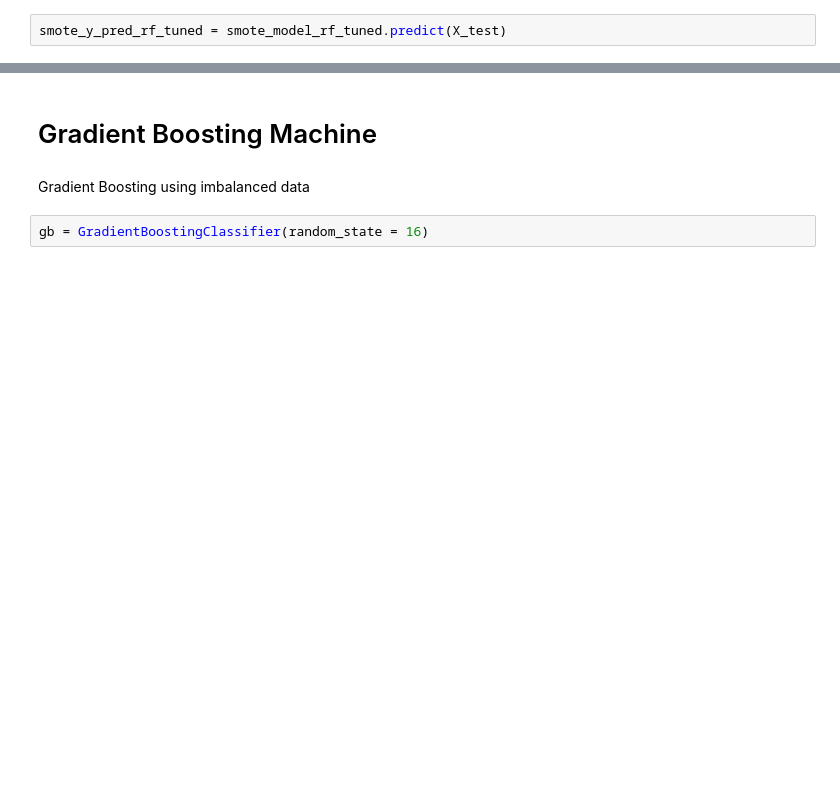
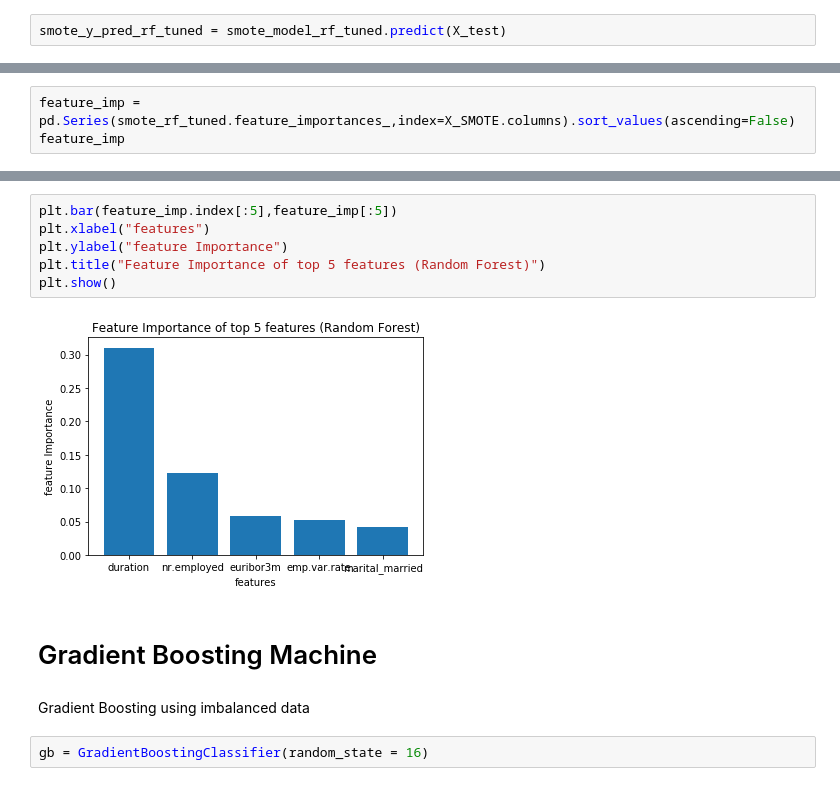
Before and after one commit to Data-Analytics-team11/Prediction-for-client-term-deposit-subscription, a Jupyter notebook: DT_RF_GBM.ipynb, the cells around one changed output, grey strips where cells are left out. Drawn from its saved outputs; the diff is of its cells as text; blank space fills up the shorter version.

```diff
--- a/DT_RF_GBM.ipynb
+++ b/DT_RF_GBM.ipynb
@@ -348,0 +323,3 @@ Logistic: ROC AUC=0.902
+# %%
+feature_imp = pd.Series(smote_rf_tuned.feature_importances_,index=X_SMOTE.columns).sort_values(ascending=False)
+feature_imp
@@ -349,3 +344,11 @@ Logistic: ROC AUC=0.902
+# %%
+plt.bar(feature_imp.index[:5],feature_imp[:5])
+plt.xlabel("features")
+plt.ylabel("feature Importance")
+plt.title("Feature Importance of top 5 features (Random Forest)")
+plt.show()
+# %% [output]
+[figure, added]
 # %% [markdown]
 # Gradient Boosting Machine
 # %% [markdown]
```
Also changed, not shown: parts of 54 cells of this notebook, 51 other files.
